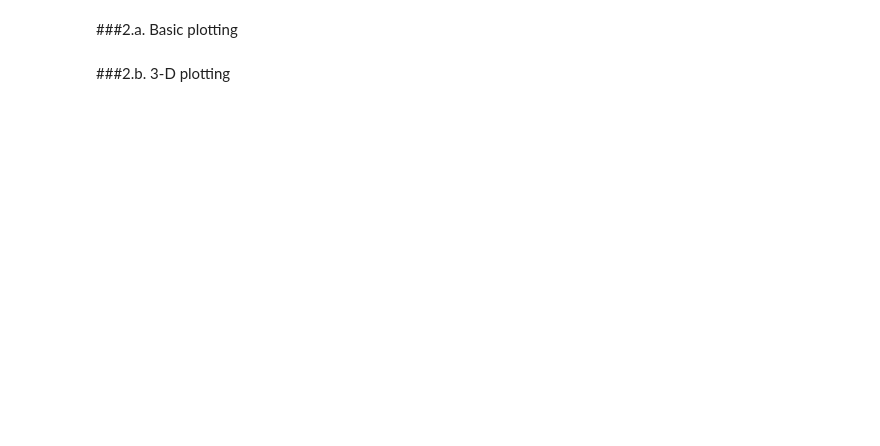
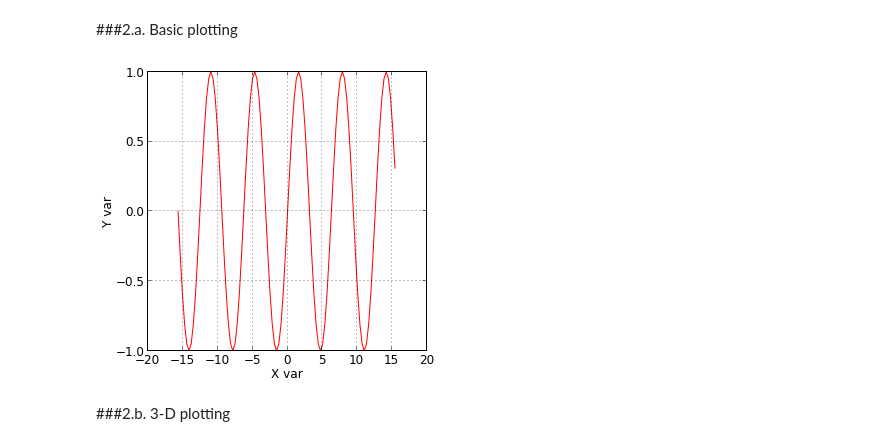
Before and after one commit to vtsuperdarn/python_tutorial, a Jupyter notebook: Matplotlib.ipynb, the cells around one changed output. Cells and saved outputs as stored; diff of their text form; code cells hidden in the pictures; blank space fills up the shorter version.

```diff
--- a/Matplotlib.ipynb
+++ b/Matplotlib.ipynb
@@ -5,4 +9,15 @@ matplotlib is a python plotting library which produces publication quality figur
 # %% [markdown]
 ###2.a. Basic plotting
+# %%
+figure(figsize=(5,5))
+x = np.arange(-5*np.pi,5*np.pi,np.pi/10.)
+y = np.sin(x)
+p = plot(x,y,'r-')
+xlabel('X var')
+ylabel('Y var')
+grid(True)
+mplt.rcParams.update({'font.size': 12})
+# %% [output]
+[figure, added]
 # %% [markdown]
 ###2.b. 3-D plotting
```
Also changed, not shown: parts of 10 cells of this notebook, 1 other file.
